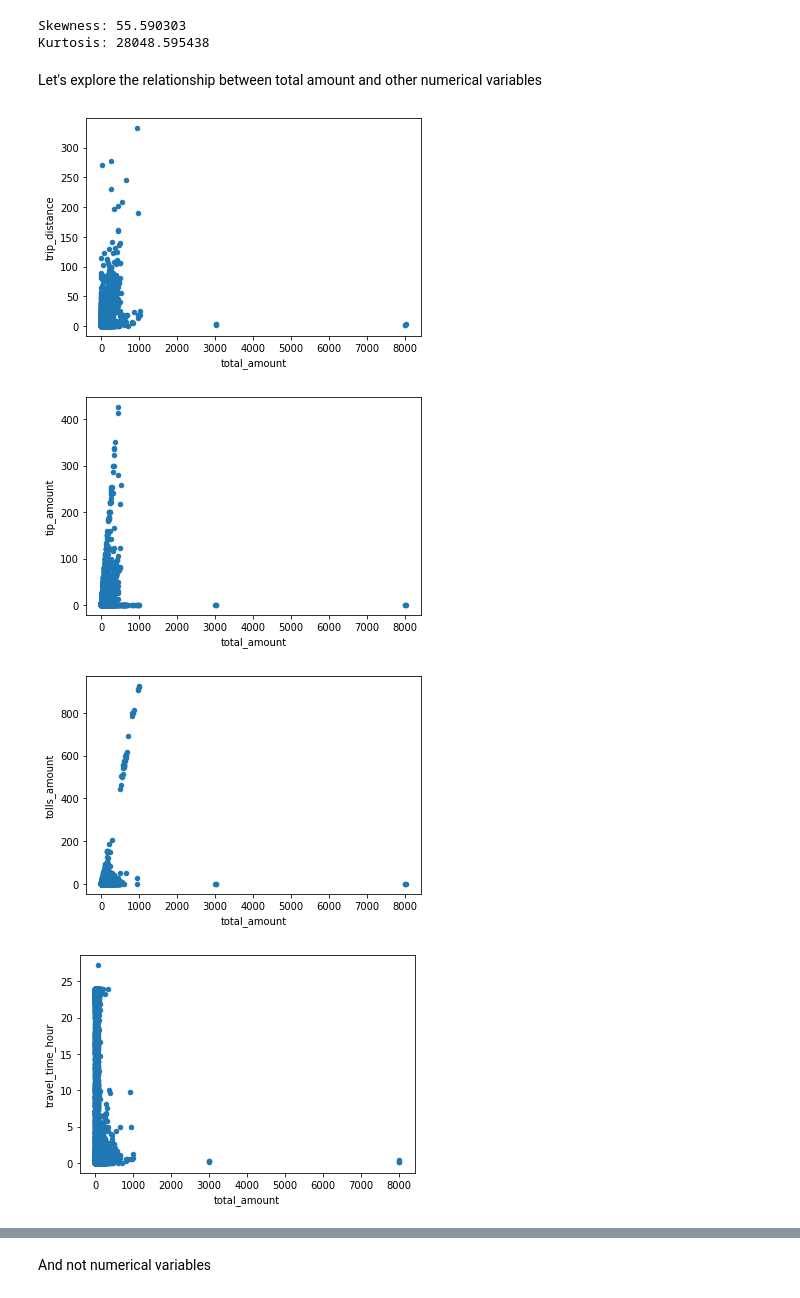
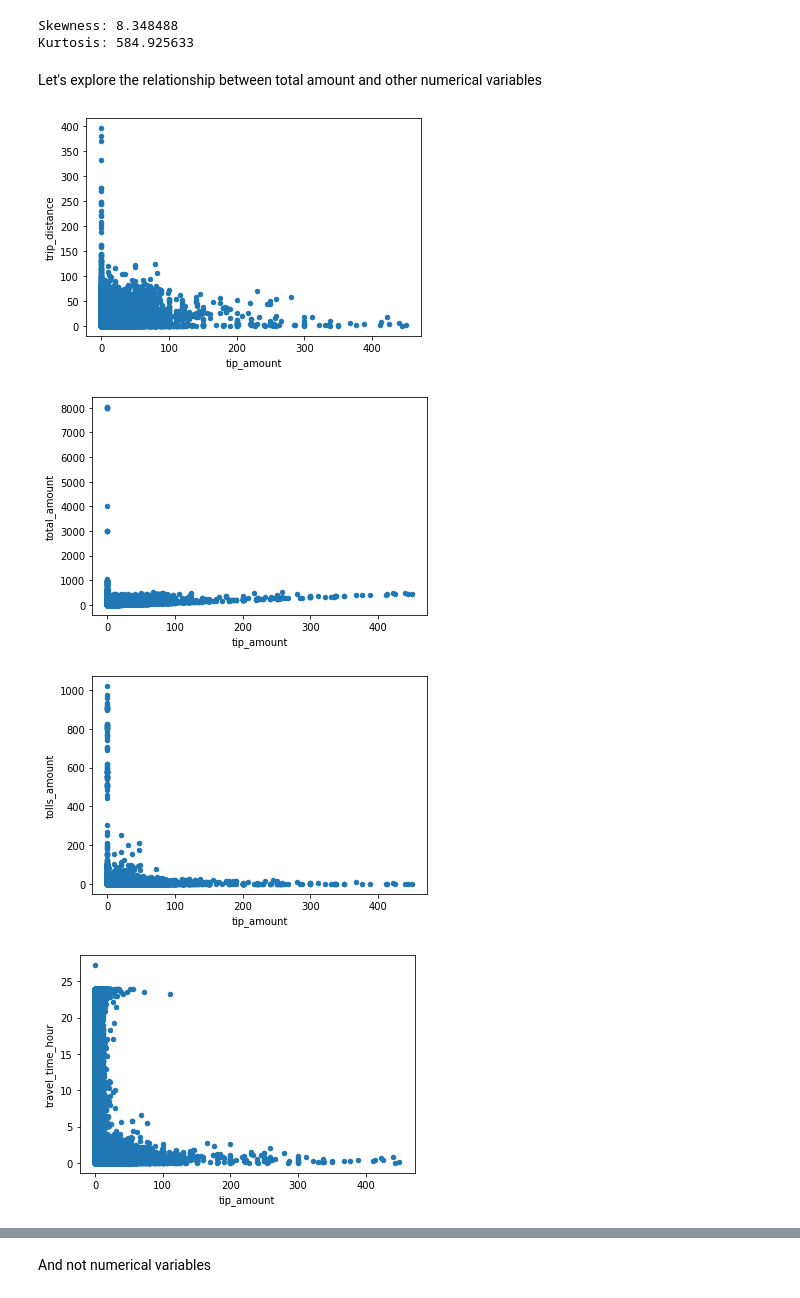
Before and after one commit to berfloma/NYC-Yellow-taxi, a Jupyter notebook: Data Summary.ipynb, the cells around one changed output, grey strips where cells are left out. Saved outputs shown, nothing was run; the diff lists cells and outputs as text; code cells hidden in the pictures.

```diff
--- a/Data Summary.ipynb
+++ b/Data Summary.ipynb
@@ -22,6 +36,9 @@ from scipy import stats
 # %%
+# import extra data
 nyc_gdf = gpd.read_file("./shp/taxi_zones.shp")
+look_up = pd.read_csv("taxi+_zone_lookup.csv")
 
+# defining some functions
 def clean_yellow_taxi_data(df):
     """Given a yellow taxi df applies the transformations described in Data exploration and cleaning notebook"""
     # drop duplicates
@@ -32,14 +49,10 @@ def clean_yellow_taxi_data(df):
                         isin(nyc_gdf[nyc_gdf["zone"].isin(["LaGuardia Airport", "JFK Airport"])].loc[:, "LocationID"].to_list()), "airport_fee"] = 1.25
 
     # negative fares, tips, tolls, and total amount to positive
-#     df.loc[df["fare_amount"] < 0, "fare_amount"] = abs(df["fare_amount"])
-#     df.loc[df["tip_amount"] < 0, "tip_amount"] = abs(df["tip_amount"])
-#     df.loc[df["tolls_amount"] < 0, "tolls_amount"] = abs(df["tolls_amount"])
-#     df.loc[df["total_amount"] < 0, "total_amount"] = abs(df["total_amount"])
-    df["fare_amount"] = abs(df["fare_amount"])
-    df["tip_amount"] = abs(df["tip_amount"])
-    df["tolls_amount"] = abs(df["tolls_amount"])
-    df["total_amount"] = abs(df["total_amount"])
+    df.loc[:, "fare_amount"] = abs(df["fare_amount"])
+    df.loc[:, "tip_amount"] = abs(df["tip_amount"])
+    df.loc[:, "tolls_amount"] = abs(df["tolls_amount"])
+    df.loc[:, "total_amount"] = abs(df["total_amount"])
 
     # drop trips with more than 9 passengers
     df = df.drop(df[df.passenger_count > 9].index)
@@ -73,8 +86,12 @@ def clean_yellow_taxi_data(df):
     # drop ratecode id > 6
     df = df.drop(df[df.RatecodeID > 6].index)
 
+    # rate code ID
+    df.loc[(df['RatecodeID'] != 3) & ((df['PULocationID'] == 1) | ((df['DOLocationID'] == 1))), "RatecodeID"] = 3
+    df.loc[(df['RatecodeID'] != 4) & ((df['PULocationID'] == 250) | ((df['DOLocationID'] == 250))), "RatecodeID"] = 4
+    df.loc[(df['RatecodeID'] != 2) & ((df['PULocationID'] == 132) | ((df['DOLocationID'] == 132))), "RatecodeID"] = 2
+
     return df
-
 
 
 def get_cleaned_data(month_request, year):
@@ -163,19 +184,20 @@ Analysing the distribution of total amount there are some points to take into ac
 # %%
 #skewness and kurtosis
-print("Skewness: %f" % taxi_trips_2017['total_amount'].skew())
-print("Kurtosis: %f" % taxi_trips_2017['total_amount'].kurt())
+print("Skewness: %f" % taxi_trips_2017['tip_amount'].skew())
+print("Kurtosis: %f" % taxi_trips_2017['tip_amount'].kurt())
 # %% [output]
-Skewness: 55.590303
-Kurtosis: 28048.595438
+Skewness: 8.348488
+Kurtosis: 584.925633
 # %% [markdown]
 Let's explore the relationship between total amount and other numerical variables
 # %%
-scatterplot(taxi_trips_2017, "total_amount", "trip_distance")
-scatterplot(taxi_trips_2017, "total_amount", "tip_amount")
-scatterplot(taxi_trips_2017, "total_amount", "tolls_amount")
-scatterplot(taxi_trips_2017, "total_amount", "travel_time_hour")
+scatterplot(taxi_trips_2017, "tip_amount", "trip_distance")
+scatterplot(taxi_trips_2017, "tip_amount", "total_amount")
+scatterplot(taxi_trips_2017, "tip_amount", "tolls_amount")
+scatterplot(taxi_trips_2017, "tip_amount", "travel_time_hour")
+scatterplot(taxi_trips_2017, "tip_amount", "fare_amount")
 # %% [output]
-[figure, old version]
+[figure, new version]
-[figure, old version]
+[figure, new version]
-[figure, old version]
+[figure, new version]
-[figure, old version]
+[figure, new version]
```
Also changed, not shown: parts of 37 cells of this notebook.
